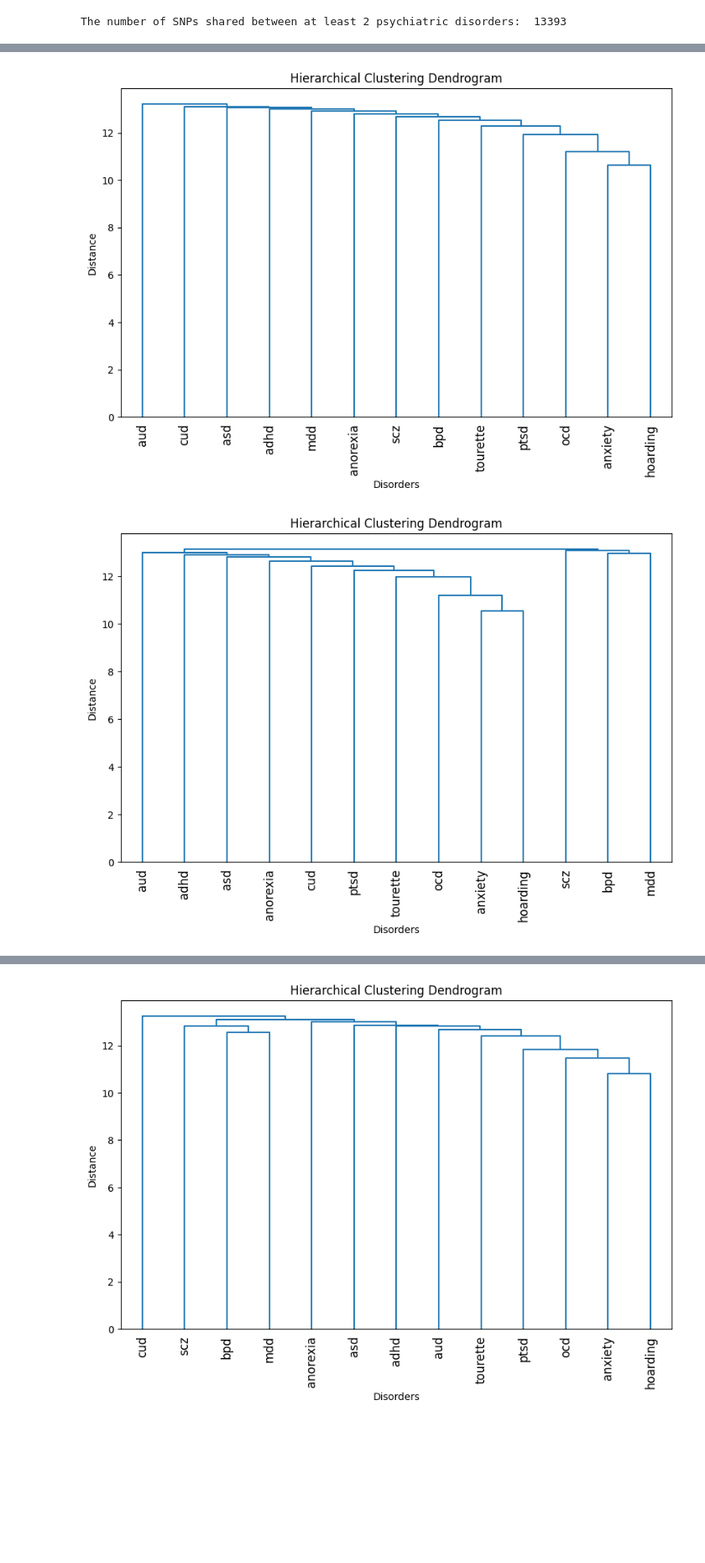
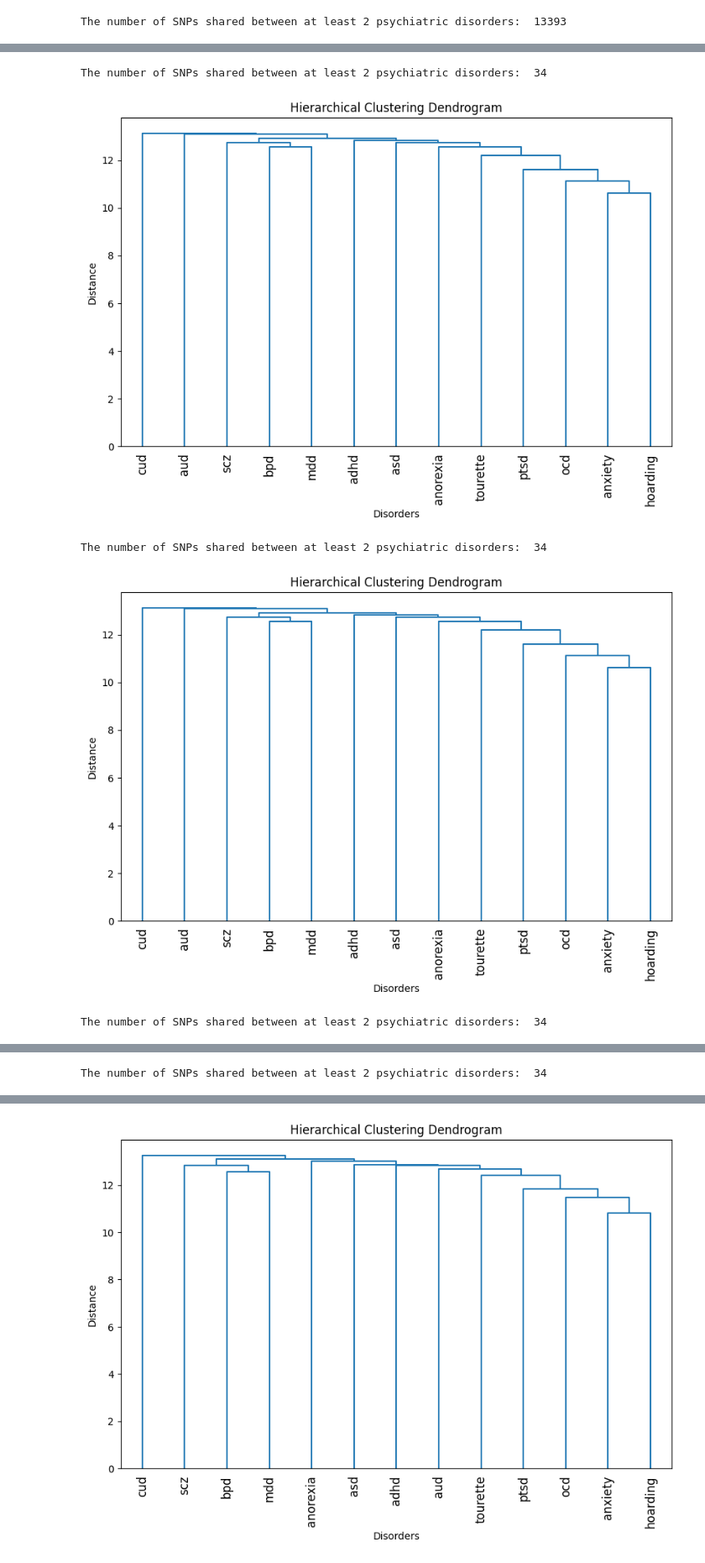
Before and after one commit to Aje026/Genetic-Overlap-in-Female-Biased-Disorders, a Jupyter notebook: snps_disorders.ipynb, the cells around one changed output, grey strips where cells are left out. Shown at 84% size. Drawn from its saved outputs; the diff is of its cells as text; code cells hidden in the pictures; blank space fills up the shorter version.

Commit message:
dendrograms

```diff
--- a/snps_disorders.ipynb
+++ b/snps_disorders.ipynb
@@ -206,20 +206,22 @@ print('The number of SNPs shared between at least 2 psychiatric disorders: ',(sn
 The number of SNPs shared between at least 2 psychiatric disorders:  13393
 # %%
 #  randomly select a given number of SNPs
+all_linkage = []
 
 for _ in range(10):
     psych_sampled_dfs = []
     for df in top_snp_list:
-        sampled = df.sample(100, replace=True)
+        sampled = df.sample(100, replace=True, random_state=42)
         sampled.reset_index(inplace=True, drop=True)
         # reset index
         #sampled_df.reset_index()
         psych_sampled_dfs.append(sampled)
 
     psych_sampled_binary = make_binary_SNPs_matrix(psych_sampled_dfs)
-
+    print('The number of SNPs shared between at least 2 psychiatric disorders: ',(psych_sampled_binary.sum(axis=1) >= 2).sum())
     #hierarchical clustering
     linkage_matrix = hierarchy.linkage(psych_sampled_binary.T, method='average')
+    all_linkage.append(linkage_matrix)
 
     # Plot the dendrogram
     plt.figure(figsize=(10, 6))
@@ -229,4 +231,17 @@ for _ in range(10):
     plt.title('Hierarchical Clustering Dendrogram')
     plt.xticks(rotation=90)
     plt.show()
+
+
+
+mean_linkage = np.mean(all_linkage, axis=0)
+
+# Plot the dendrogram
+plt.figure(figsize=(10, 6))
+dendrogram = hierarchy.dendrogram(mean_linkage, labels=psych_sampled_binary.columns)
+plt.xlabel('Disorders')
+plt.ylabel('Distance')
+plt.title('Hierarchical Clustering Dendrogram (mean)')
+plt.xticks(rotation=90)
+plt.show()
 # %% [output]
@@ -235,2 +252,5 @@ for _ in range(10):
+The number of SNPs shared between at least 2 psychiatric disorders:  34
-[figure, old version]
+[figure, new version]
+The number of SNPs shared between at least 2 psychiatric disorders:  34
-[figure, old version]
+[figure, new version]
+The number of SNPs shared between at least 2 psychiatric disorders:  34
@@ -237,0 +258 @@ for _ in range(10):
+The number of SNPs shared between at least 2 psychiatric disorders:  34
```
Also changed, not shown: parts of 3 cells of this notebook.
